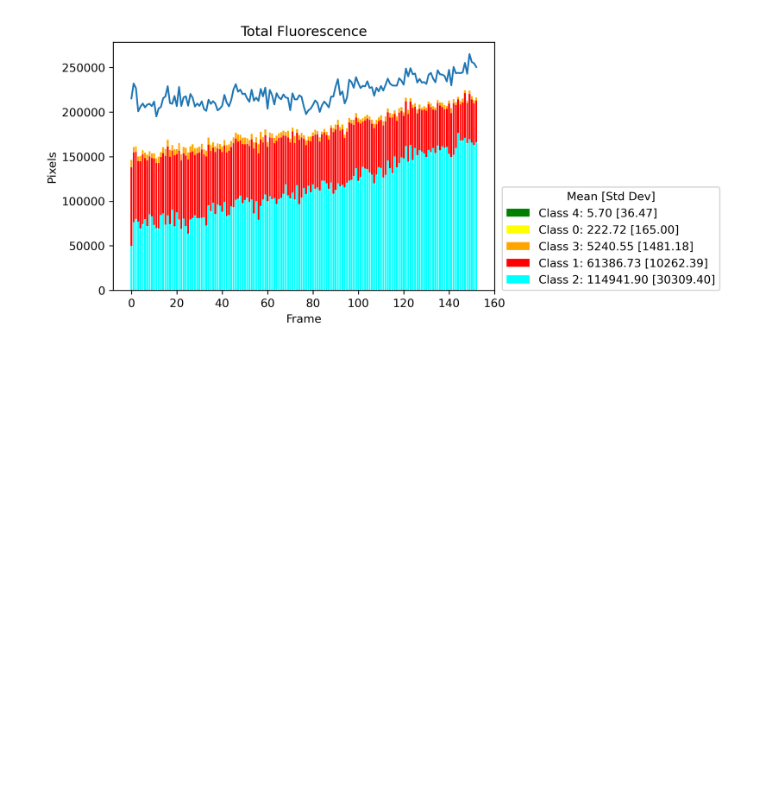
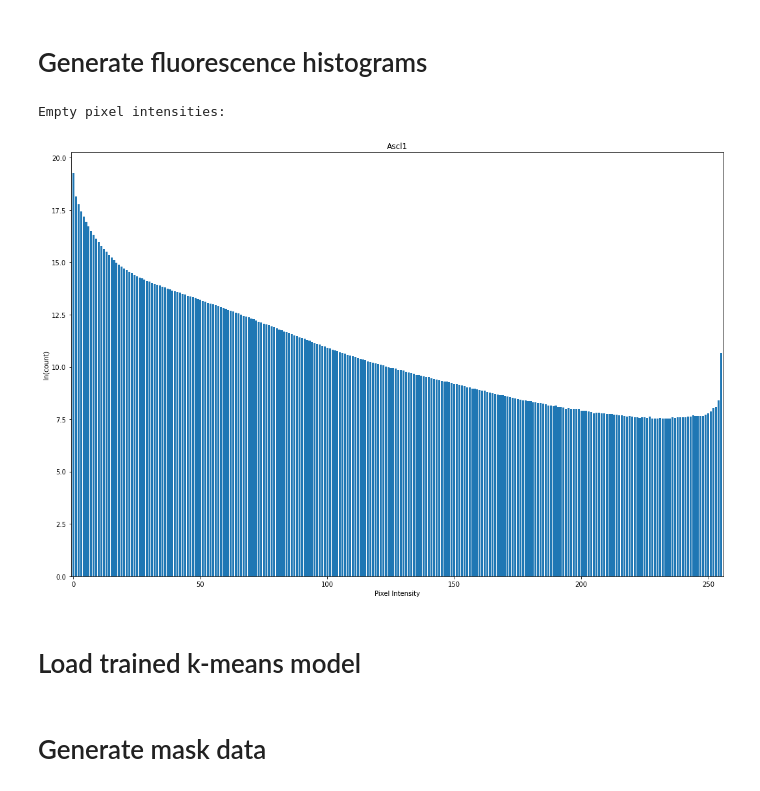
Before and after one commit to peteyeh/celltrack, a Jupyter notebook: fluorescence_analysis.ipynb, the cells around one changed output. Cells and saved outputs as stored; diff of their text form; code cells hidden in the pictures; blank space fills up the shorter version.

```diff
--- a/fluorescence_analysis.ipynb
+++ b/fluorescence_analysis.ipynb
@@ -16,0 +22,4 @@ from src.maskcreation import get_mask_image_with_refined_offset
+# %%
+reporter = "Ascl1"
+kmeans_model = "20220506084724"
+load_existing = False
@@ -17,5 +28,9 @@ from src.maskcreation import get_mask_image_with_refined_offset
 # %%
-image_stack = cv2.imreadmulti('source_images/Ascl1reporter_brightfield.tif',
+image_stack = cv2.imreadmulti("source_images/"+reporter+"reporter_brightfield.tif",
                               flags=cv2.IMREAD_GRAYSCALE)[1]
-brightfield_images = list(map(scale_image, image_stack[1::2]))
-fluorescent_images = image_stack[::2]
+if reporter == "NeuroD1":
+    brightfield_images = list(map(scale_image, image_stack[::2]))
+    fluorescent_images = image_stack[1::2]
+else:
+    brightfield_images = list(map(scale_image, image_stack[1::2]))
+    fluorescent_images = image_stack[::2]
@@ -30 +37,27 @@ result = \
+# %% [markdown]
+# Generate fluorescence histograms
+# %%
+c = Counter()
+for fi in tqdm(fluorescent_images):
+    c.update(fi.flatten())
+
+print("Empty pixel intensities:")
+for i in range(256):
+    if i not in c.keys():
+        c[i] = 0
+        print(i, end=", ")
+# %% [output]
+Empty pixel intensities:
+# %%
+plt.figure(figsize=(18,12))
+plt.bar(range(256), np.log([a[1] for a in sorted(c.items())]))
+plt.title(reporter)
+plt.xlabel("Pixel Intensity")
+plt.ylabel("ln(count)")
+plt.xlim([-1,256])
+plt.show()
+# %% [output]
+[figure, added]
+# %% [markdown]
+# Load trained k-means model
 # %%
@@ -57,20 +68,2 @@ total_fluorescences = np.array(total_fluorescences)
-# %%
-sorted_data = sorted(zip(cluster_fluorescences, list(range(len(cluster_fluorescences))),
-                         np.mean(cluster_fluorescences, axis=1), np.std(cluster_fluorescences, axis=1)),
-                     reverse=True, key=lambda a: a[2])
-bottom = np.zeros(cluster_fluorescences.shape[1])
-handles = []
-plt.figure(dpi=300)
-plt.title("Total Fluorescence")
-plt.ylabel("Pixels")
-plt.xlabel("Frame")
-for c, k, _, _ in sorted_data:
-    handles += [plt.bar(range(len(c)), c, bottom=bottom, color=get_color(k)),]
-    bottom += c
-plt.legend(reversed(handles),
-           [("Class %i: %.2f [%.2f]" % a[1:]) for a in reversed(sorted_data)],
-           title="Mean [Std Dev]", loc=(1.02, 0))
-plt.plot(total_fluorescences)
-plt.show()
-# %% [output]
-[figure, removed]
+# %% [markdown]
+# Generate mask data
```
Also changed, not shown: parts of 10 cells of this notebook.
